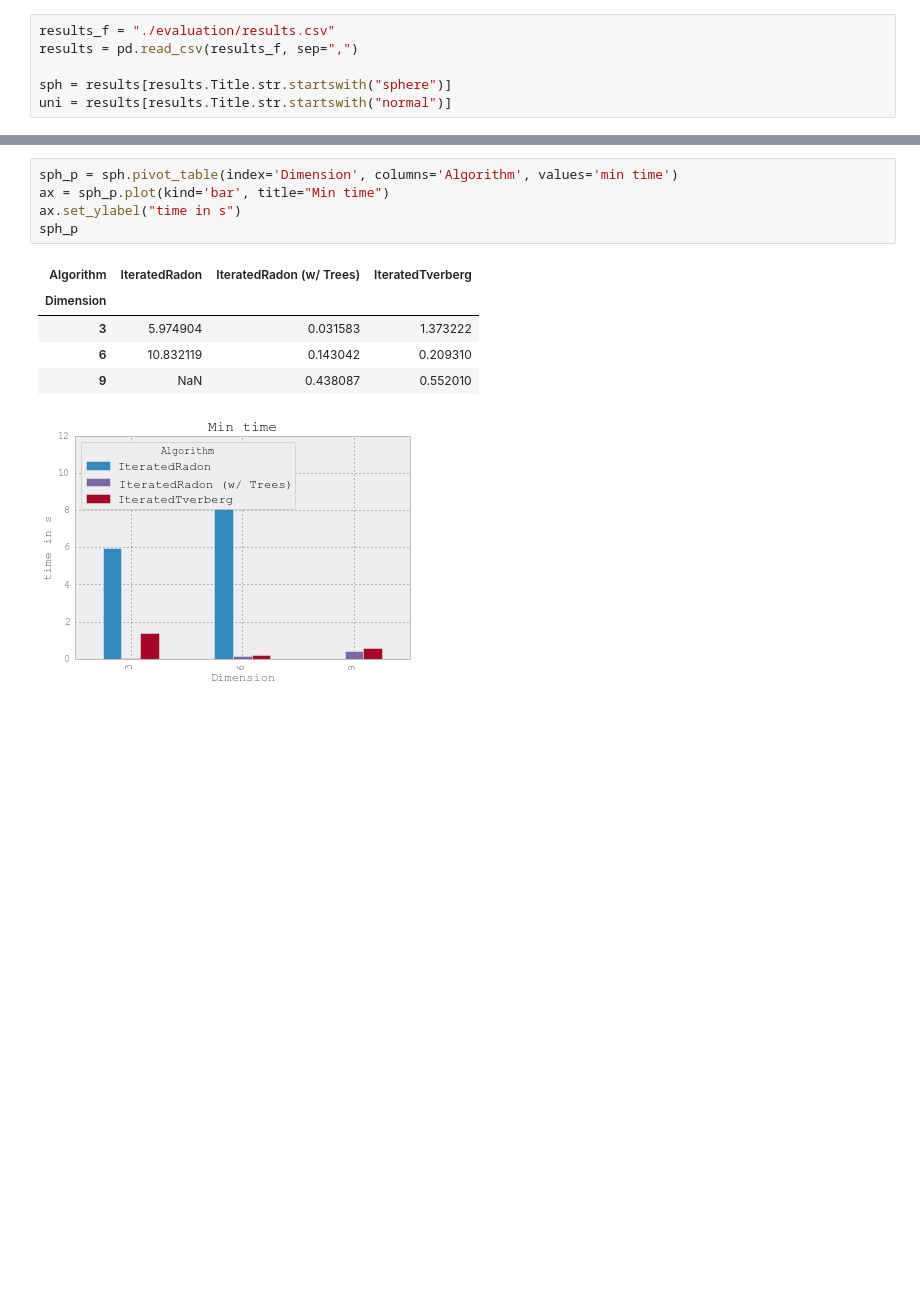
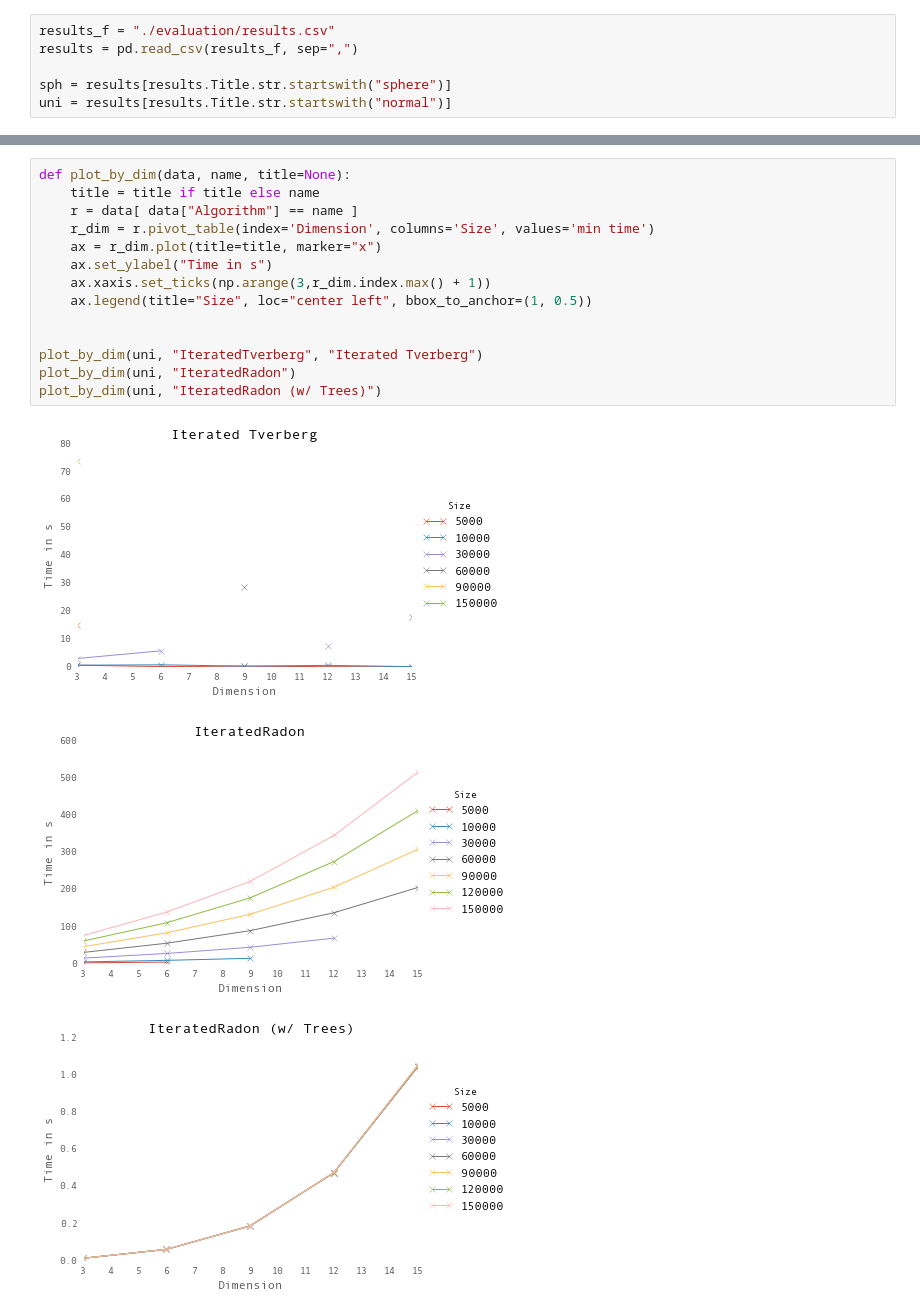
Before and after one commit to fu-berlin-swp-2014/center-points, a Jupyter notebook: plotting.ipynb, the cells around one changed output, grey strips where cells are left out. Saved outputs shown, nothing was run; the diff lists cells and outputs as text; blank space fills up the shorter version.

```diff
--- a/plotting.ipynb
+++ b/plotting.ipynb
@@ -29,12 +40,18 @@ sph_p
-# %%
-sph_p = sph.pivot_table(index='Dimension', columns='Algorithm', values='min time')
-ax = sph_p.plot(kind='bar', title="Min time")
-ax.set_ylabel("time in s")
-sph_p
-# %% [output]
-| Algorithm | IteratedRadon | IteratedRadon (w/ Trees) | IteratedTverberg |
-| Dimension |  |  |  |
-| 3 | 5.974904 | 0.031583 | 1.373222 |
-| 6 | 10.832119 | 0.143042 | 0.209310 |
-| 9 | NaN | 0.438087 | 0.552010 |
-[figure, removed]
+# %%
+def plot_by_dim(data, name, title=None):
+    title = title if title else name
+    r = data[ data["Algorithm"] == name ]
+    r_dim = r.pivot_table(index='Dimension', columns='Size', values='min time')
+    ax = r_dim.plot(title=title, marker="x")
+    ax.set_ylabel("Time in s")
+    ax.xaxis.set_ticks(np.arange(3,r_dim.index.max() + 1))
+    ax.legend(title="Size", loc="center left", bbox_to_anchor=(1, 0.5))
+
+
+plot_by_dim(uni, "IteratedTverberg", "Iterated Tverberg")
+plot_by_dim(uni, "IteratedRadon")
+plot_by_dim(uni, "IteratedRadon (w/ Trees)")
+# %% [output]
+[figure, added]
+[figure, added]
+[figure, added]
```
Also changed, not shown: parts of 5 cells of this notebook.
